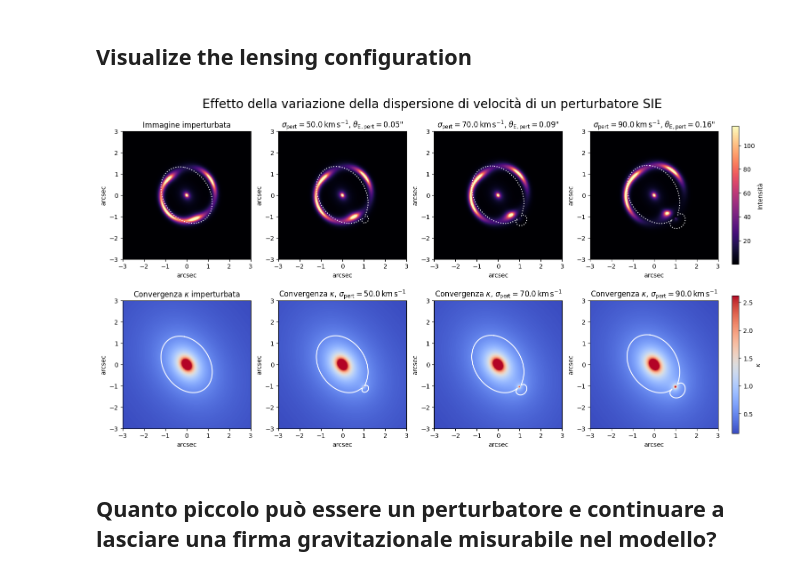
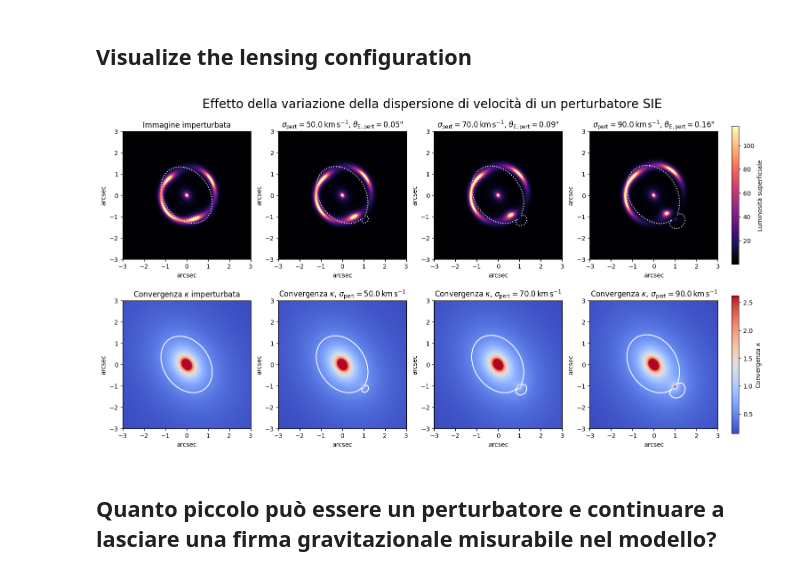
Before and after one commit to Nsab04/bachelor-thesis, a Jupyter notebook: lensing_simulation.ipynb, the cells around one changed output. Cells and saved outputs as stored; diff of their text form; code cells hidden in the pictures.

```diff
--- a/lensing_simulation.ipynb
+++ b/lensing_simulation.ipynb
@@ -612,36 +612,36 @@ for i, sigma0_pert in enumerate(sigma0_values_pert):
     #     marker='+',
     #     color='white',
     #     markersize=6)
 
 for i in range(len(sigma0_values_pert)):
     for xcrit, ycrit in composite_critical_lines[i]:
         ax3[0,i+1].plot(xcrit, ycrit, color="white", linestyle="dotted")
         ax3[1,i+1].plot(xcrit, ycrit, color="white")
 
 for xcritu, ycritu in critical_lines3:
     ax3[0,0].plot(xcritu, ycritu, color="white", linestyle="dotted")
     ax3[1,0].plot(xcritu, ycritu, color="white")
 
 for ax in ax3.flat:
     ax.set_aspect("equal")
 
 cbar0 = fig3.colorbar(
     im0,
     ax=ax3[0, :],
     shrink=0.85,
     pad=0.02
 )
-cbar0.set_label("Intensità")
+cbar0.set_label("Luminosità superficiale")
 
 cbar1 = fig3.colorbar(
     im1,
     ax=ax3[1, :],
     shrink=0.85,
     pad=0.02
 )
-cbar1.set_label(r"$\kappa$")
+cbar1.set_label(r"Convergenza $\kappa$")
 # %% [output]
-[figure, old version]
+[figure, new version]
 # %% [markdown]
 ## Quanto piccolo può essere un perturbatore e continuare a lasciare una firma gravitazionale misurabile nel modello?
 # %%
```
Also changed, not shown: parts of 3 cells of this notebook, 5 other files.
